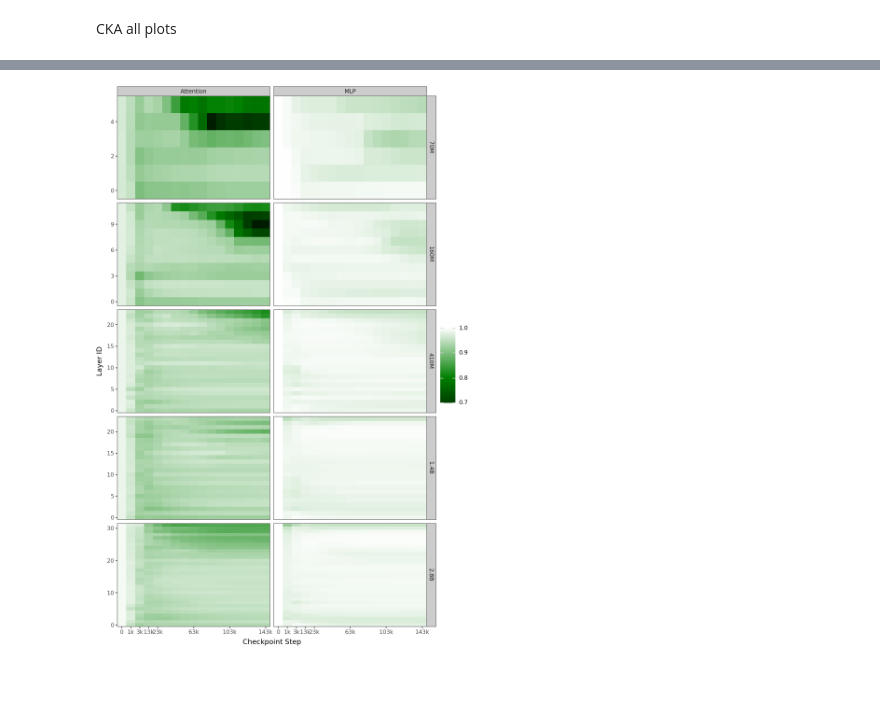
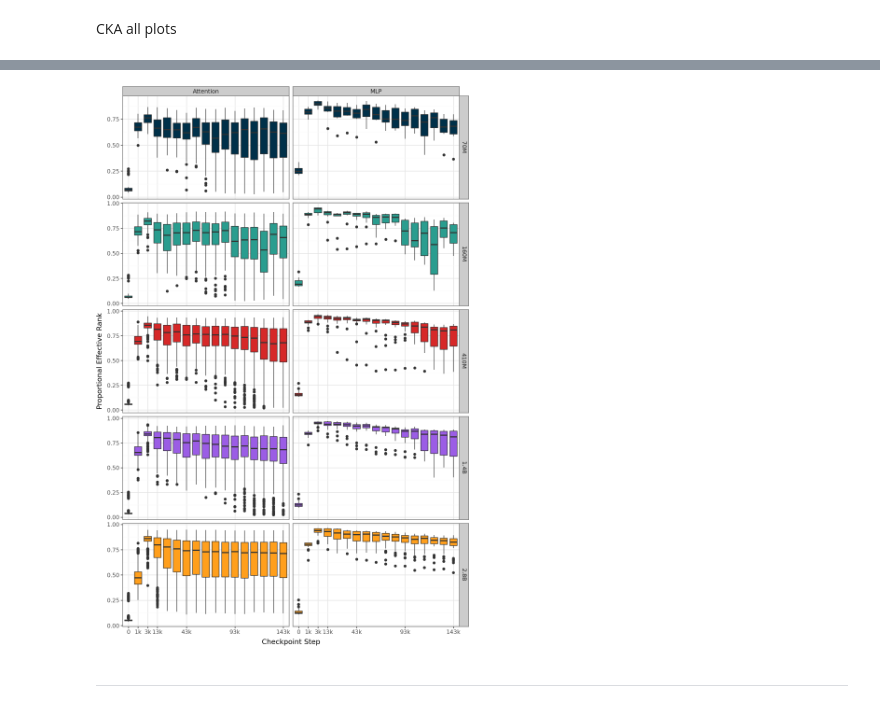
Before and after one commit to biancaganescu/pretraining-playground, a Jupyter notebook: notebooks/analysis__metric_plots_pietro.ipynb, the cells around one changed output, grey strips where cells are left out. Cells and saved outputs as stored; diff of their text form; code cells hidden in the pictures; blank space fills up the shorter version.

```diff
--- a/notebooks/analysis__metric_plots_pietro.ipynb
+++ b/notebooks/analysis__metric_plots_pietro.ipynb
@@ -191,34 +231,60 @@ p.save("../plots/effective_rank_across_layers.pdf")
 # %%
 pdata = (
-    svd_df
+    svd_grad_df
     # for clarity keep only certain checkpoints
     .query("(checkpoint_idx.isin([0, 1000, 3000])) | (checkpoint_idx >= 10000)")
-    .assign(
-        circuit=lambda _df: _df["circuit"].map({"attention": "Attention", "mlp": "MLP"}),
-        layer_idx=lambda _df: _df["layer_idx"].astype(int),
-        checkpoint_idx=lambda _df: pd.Categorical(_df["checkpoint_idx"].tolist(), categories=sorted(_df["checkpoint_idx"].unique().tolist()))
-    )
-    .groupby(["model_size", "checkpoint_idx", "layer_idx", "circuit"])["effective_rank"].median()
-    .reset_index()
+    .assign(circuit=lambda _df: _df["circuit"].map({"attention": "Attention", "mlp": "MLP"}))
 )
+# %%
+p = (
+    pn.ggplot(pdata, pn.aes("factor(checkpoint_idx)", "effective_rank", fill="model_size")) +
+    pn.geom_boxplot() +
+    # pn.coord_flip() +
+    pn.facet_grid(rows="model_size", cols="circuit", scales="free_y") +
+    pn.scale_x_discrete(
+        breaks=[0, 1000, 3000, 13000, 43000, 93000, 143000],
+        labels=lambda x: [f"{v / 1000:.0f}k" if v >= 1000 else f"{v:.0f}" for v in x],
+    ) +
+    pn.scale_fill_manual(cmap, guide=None) +
+    pn.labs(x="Checkpoint Step", colour="Layer", y="Proportional Effective Rank", fill="") +
+    pn.theme_bw(base_size=11) +
+    pn.theme(plot_margin=0.001, plot_background=None, legend_box_spacing=0.01, legend_box_margin=0, figure_size=(8, 12))
+)
+p.show()
+p.save("../plots/per_grads_across_layers.pdf")
+# %% [output]
+[figure, added]
 # %%
-p = (
-    pn.ggplot(pdata.dropna(), pn.aes("factor(checkpoint_idx)", "layer_idx", fill="effective_rank")) +
-    pn.geom_tile(height=1, colour=None) +
-    pn.facet_grid(rows="model_size", cols="circuit", scales="free_y") +
-    pn.scale_x_discrete(
-        expand=(0, 0),
-        breaks=[0, 1000, 3000, 13000, 23000, 63000, 103000, 143000],
-        labels=lambda x: [f"{v / 1000:.0f}k" if v >= 1000 else f"{v:.0f}" for v in x],
-    ) +
-    pn.scale_y_continuous(expand=(0, 0)) +
-    pn.scale_fill_gradient2(limits=(.7, 1.), midpoint=.8, low="black", mid="green", high="white") +
-    pn.labs(fill="", x="Checkpoint Step", y="Layer ID") +
-    pn.theme_bw(base_size=11) +
-    pn.theme(plot_margin=0.001, plot_background=None, legend_box_spacing=0.01, legend_box_margin=0, figure_size=(8, 12))
-)
-p.show()
-p.save("../plots/median_effective_rank.pdf")
+# Heatmap of median
+# pdata = (
+#     svd_weight_df
+#     # for clarity keep only certain checkpoints
+#     .query("(checkpoint_idx.isin([0, 1000, 3000])) | (checkpoint_idx >= 10000)")
+#     .assign(
+#         circuit=lambda _df: _df["circuit"].map({"attention": "Attention", "mlp": "MLP"}),
+#         layer_idx=lambda _df: _df["layer_idx"].astype(int),
+#         checkpoint_idx=lambda _df: pd.Categorical(_df["checkpoint_idx"].tolist(), categories=sorted(_df["checkpoint_idx"].unique().tolist()))
+#     )
+#     .groupby(["model_size", "checkpoint_idx", "layer_idx", "circuit"])["effective_rank"].median()
+#     .reset_index()
+# )
+# p = (
+#     pn.ggplot(pdata.dropna(), pn.aes("factor(checkpoint_idx)", "layer_idx", fill="effective_rank")) +
+#     pn.geom_tile(height=1, colour=None) +
+#     pn.facet_grid(rows="model_size", cols="circuit", scales="free_y") +
+#     pn.scale_x_discrete(
+#         expand=(0, 0),
+#         breaks=[0, 1000, 3000, 13000, 43000, 93000, 143000],
+#         labels=lambda x: [f"{v / 1000:.0f}k" if v >= 1000 else f"{v:.0f}" for v in x],
+#     ) +
+#     pn.scale_y_continuous(expand=(0, 0)) +
+#     pn.scale_fill_gradient2(limits=(.7, 1.), midpoint=.8, low="black", mid="green", high="white") +
+#     pn.labs(fill="", x="Checkpoint Step", y="Layer ID") +
+#     pn.theme_bw(base_size=11) +
+#     pn.theme(plot_margin=0.001, plot_background=None, legend_box_spacing=0.01, legend_box_margin=0, figure_size=(8, 12))
+# )
+# p.show()
+# # p.save("../plots/median_effective_rank.pdf")
-# %% [output]
-[figure, removed]
+# %% [markdown]
+----
 # %%
```
Also changed, not shown: parts of 19 cells of this notebook.
